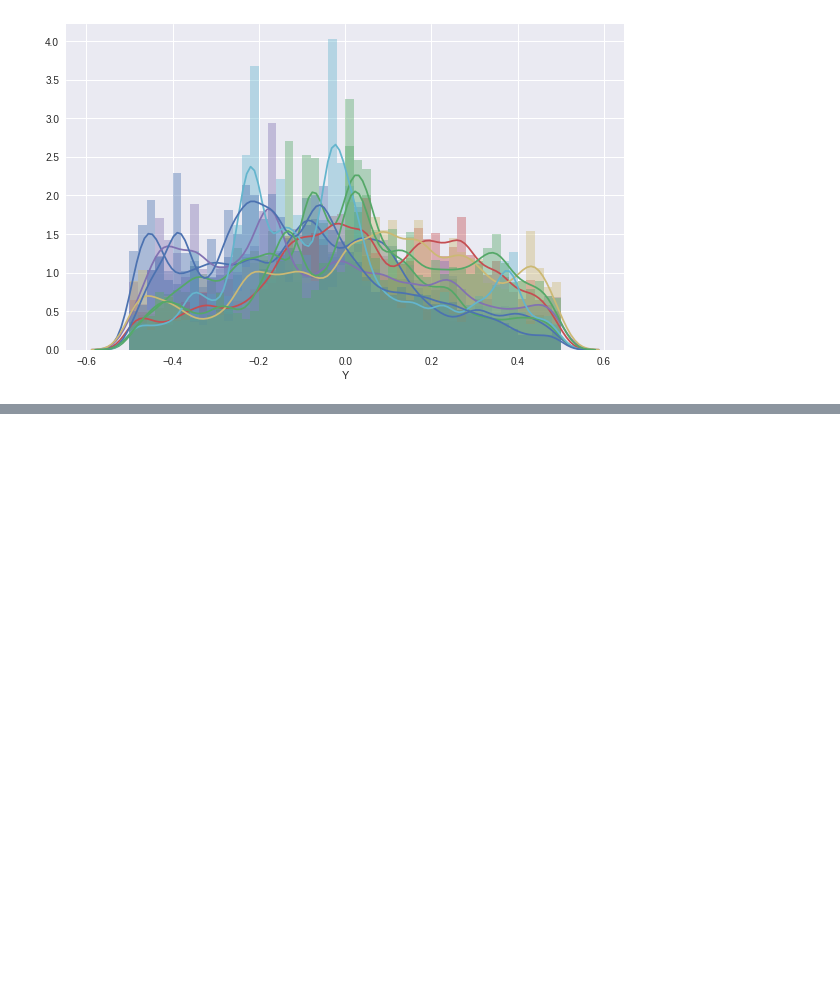
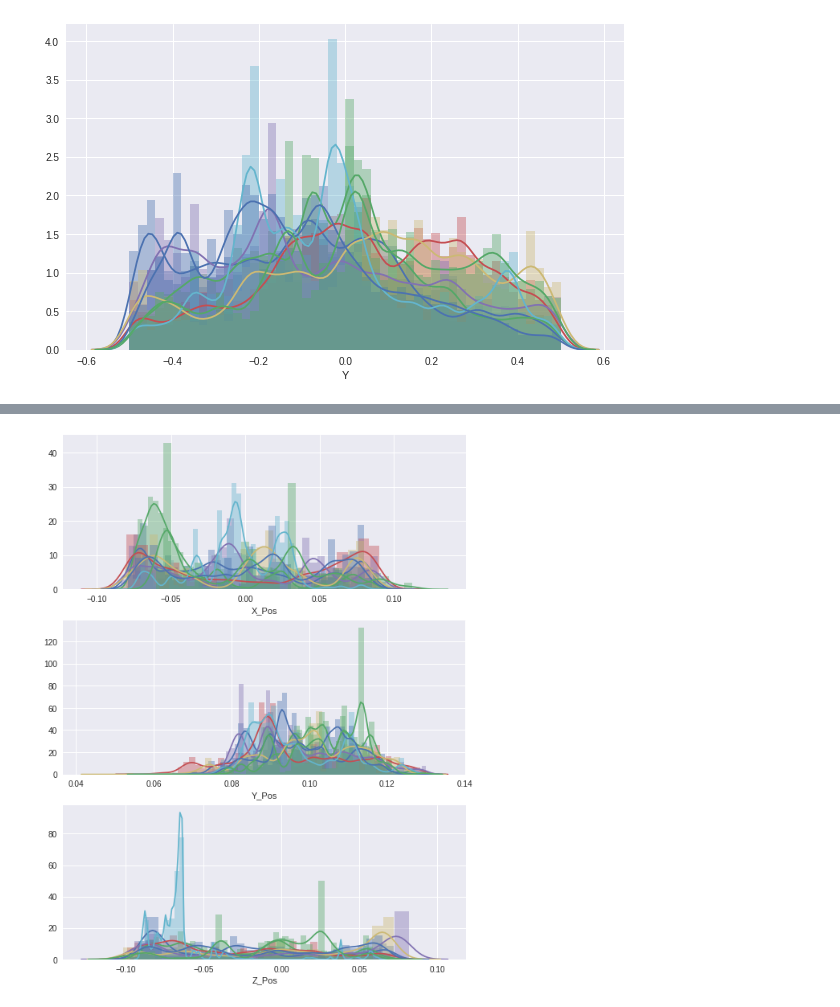
Before and after one commit to alTeska/VR_Acuity, a Jupyter notebook: notebooks/DataFilter.ipynb, the cells around one changed output, grey strips where cells are left out. Cells and saved outputs as stored; diff of their text form; code cells hidden in the pictures; blank space fills up the shorter version.

```diff
--- a/notebooks/DataFilter.ipynb
+++ b/notebooks/DataFilter.ipynb
@@ -131,5 +190,9 @@ Datasets merged - extraction of only good frames of experiments
-# %%
-## TODO: X_pos, X_ori indices
-
-for i, x in enumerate(fnameClean):
-    df[i] = pd.merge(dfPos[i], dfOri[i], on='Frame')
+# %%
+for i, x in enumerate(fnameClean):
+    #dropping not needed columns form dfV
+    #dfV[i].drop({'X','Y','Z','Time'}, axis=1, inplace=True)
+
+    #merging based on Frames allignment
+    df[i] = pd.merge( pd.merge(dfPos[i], dfOri[i], on='Frame', suffixes=('_Pos', '_Ori')), dfV[i], on='Frame')
+
+print(df[0])
@@ -135,0 +217,13 @@ for i, x in enumerate(fnameClean):
+# %%
+# Univariat positions X,Y,Z of all experiments after data removal
+fig = plt.figure(figsize=(9,12))
+ax1 = fig.add_subplot(311)
+ax2 = fig.add_subplot(312)
+ax3 = fig.add_subplot(313)
+
+for i, x in enumerate(fnameClean):
+    sns.distplot(df[i].X_Pos, ax=ax1)
+    sns.distplot(df[i].Y_Pos, ax=ax2)
+    sns.distplot(df[i].Z_Pos, ax=ax3)
+# %% [output]
+[figure, added]
```
Also changed, not shown: parts of 13 cells of this notebook, 2 other files.
